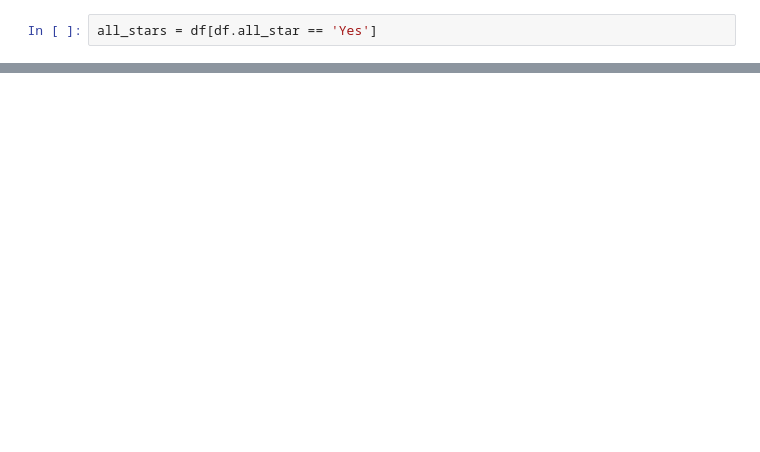
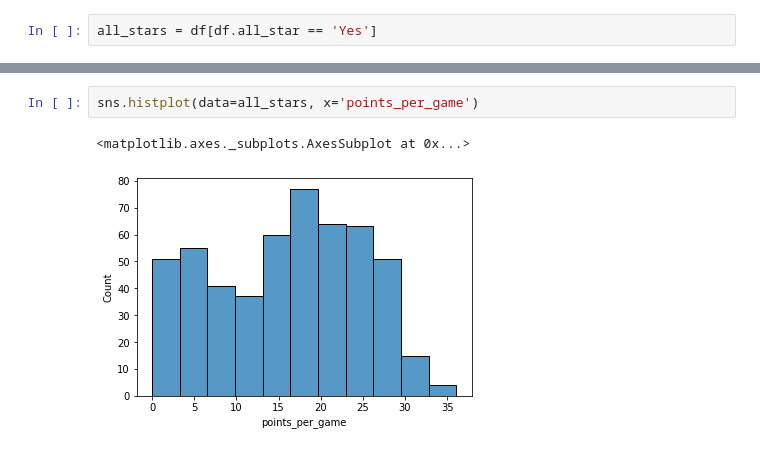
Before and after one commit to ahhhlexli/NBA-All-Star-Predictor, a Jupyter notebook: EDA.ipynb, the cells around one changed output, grey strips where cells are left out. Drawn from its saved outputs; the diff is of its cells as text; blank space fills up the shorter version.

```diff
--- a/EDA.ipynb
+++ b/EDA.ipynb
@@ -113,0 +154,5 @@ all_stars[all_stars.player == 'Allen Iverson']
+# %%
+sns.histplot(data=all_stars, x='points_per_game')
+# %% [output]
+<matplotlib.axes._subplots.AxesSubplot at 0x...>
+[figure, added]
```
Also changed, not shown: parts of 16 cells of this notebook.
